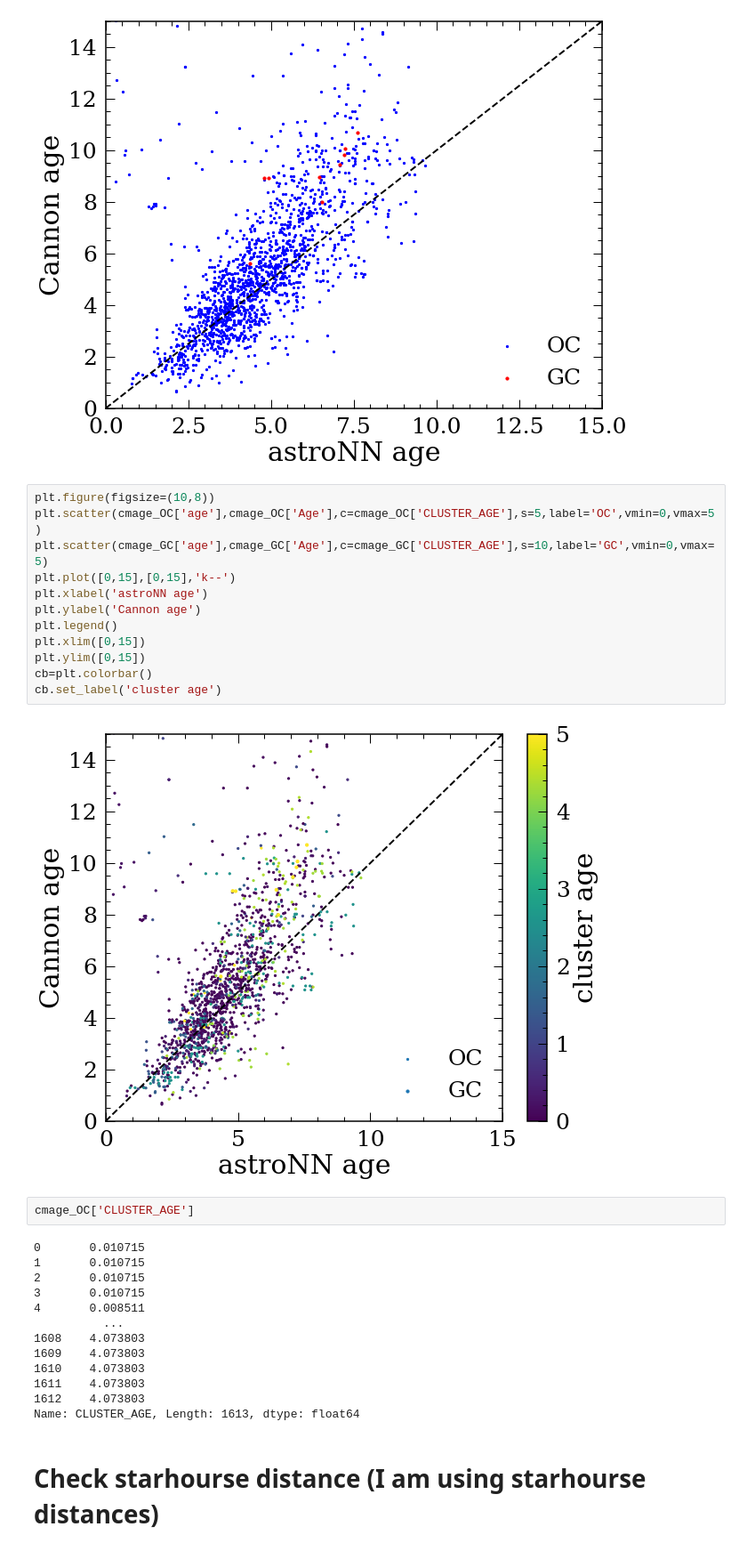
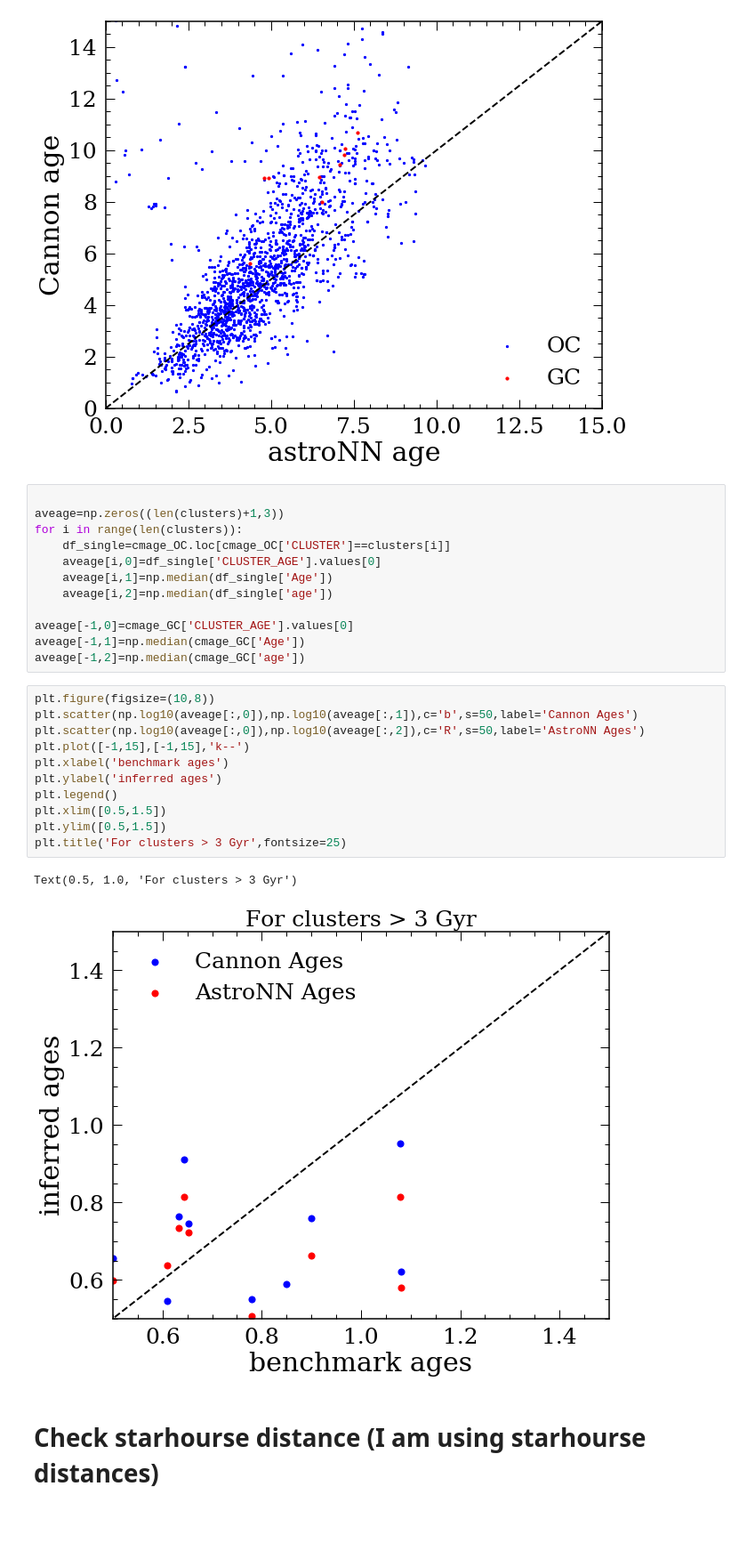
Before and after one commit to lyx12311/HighAlpha, a Jupyter notebook: Dynamics/AddingDynamics.ipynb, the cells around one changed output. Shown at 89% size. Drawn from its saved outputs; the diff is of its cells as text; blank space fills up the shorter version.

Commit message:
update cluster ages

```diff
--- a/Dynamics/AddingDynamics.ipynb
+++ b/Dynamics/AddingDynamics.ipynb
@@ -89,35 +89,32 @@ plt.ylim([0,15])
 # %% [output]
 (0, 15)
 [figure]
-# %%
-plt.figure(figsize=(10,8))
-plt.scatter(cmage_OC['age'],cmage_OC['Age'],c=cmage_OC['CLUSTER_AGE'],s=5,label='OC',vmin=0,vmax=5)
-plt.scatter(cmage_GC['age'],cmage_GC['Age'],c=cmage_GC['CLUSTER_AGE'],s=10,label='GC',vmin=0,vmax=5)
-plt.plot([0,15],[0,15],'k--')
-plt.xlabel('astroNN age')
-plt.ylabel('Cannon age')
-plt.legend()
-plt.xlim([0,15])
-plt.ylim([0,15])
-cb=plt.colorbar()
-cb.set_label('cluster age')
-# %% [output]
-[figure, removed]
-# %%
-cmage_OC['CLUSTER_AGE']
-# %% [output]
-0       0.010715
-1       0.010715
-2       0.010715
-3       0.010715
-4       0.008511
-          ...
-1608    4.073803
-1609    4.073803
-1610    4.073803
-1611    4.073803
-1612    4.073803
-Name: CLUSTER_AGE, Length: 1613, dtype: float64
+# %%
+
+aveage=np.zeros((len(clusters)+1,3))
+for i in range(len(clusters)):
+    df_single=cmage_OC.loc[cmage_OC['CLUSTER']==clusters[i]]
+    aveage[i,0]=df_single['CLUSTER_AGE'].values[0]
+    aveage[i,1]=np.median(df_single['Age'])
+    aveage[i,2]=np.median(df_single['age'])
+
+aveage[-1,0]=cmage_GC['CLUSTER_AGE'].values[0]
+aveage[-1,1]=np.median(cmage_GC['Age'])
+aveage[-1,2]=np.median(cmage_GC['age'])
+# %%
+plt.figure(figsize=(10,8))
+plt.scatter(np.log10(aveage[:,0]),np.log10(aveage[:,1]),c='b',s=50,label='Cannon Ages')
+plt.scatter(np.log10(aveage[:,0]),np.log10(aveage[:,2]),c='R',s=50,label='AstroNN Ages')
+plt.plot([-1,15],[-1,15],'k--')
+plt.xlabel('benchmark ages')
+plt.ylabel('inferred ages')
+plt.legend()
+plt.xlim([0.5,1.5])
+plt.ylim([0.5,1.5])
+plt.title('For clusters > 3 Gyr',fontsize=25)
+# %% [output]
+Text(0.5, 1.0, 'For clusters > 3 Gyr')
+[figure, added]
 # %% [markdown]
 # Check starhourse distance (I am using starhourse distances)
 # %%
```
